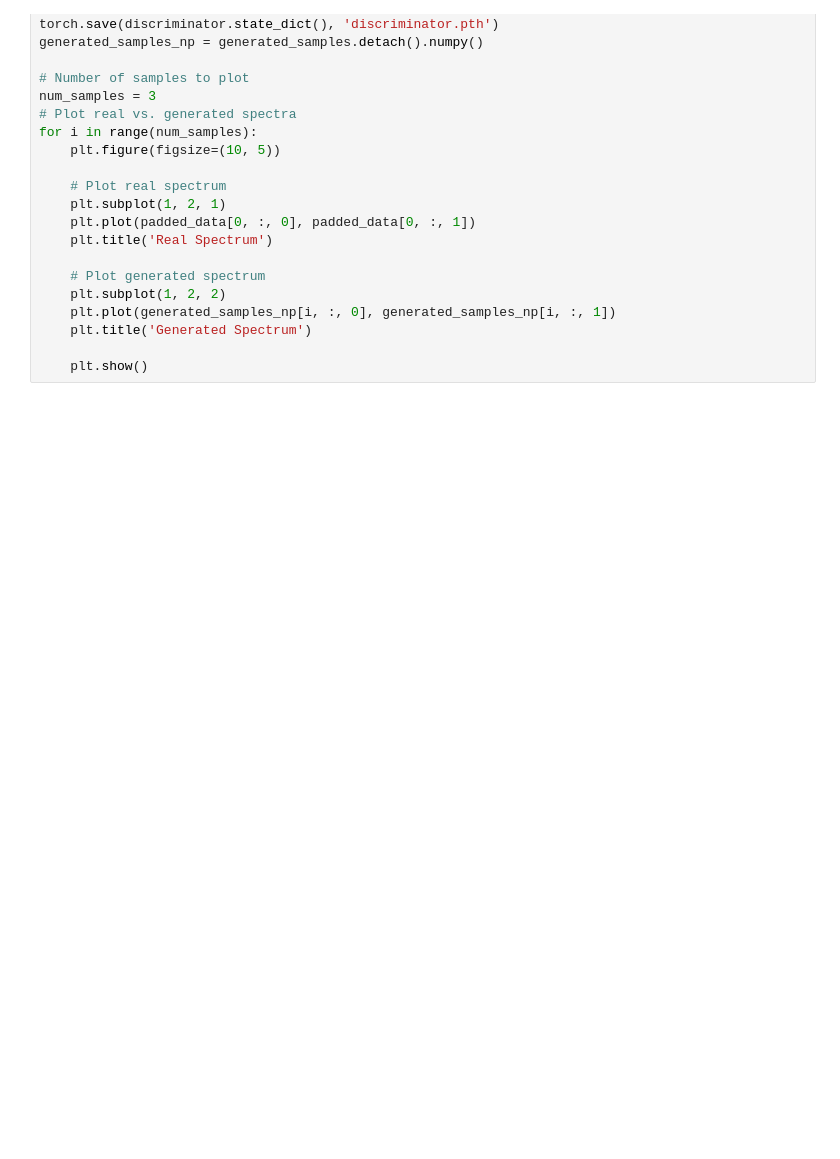
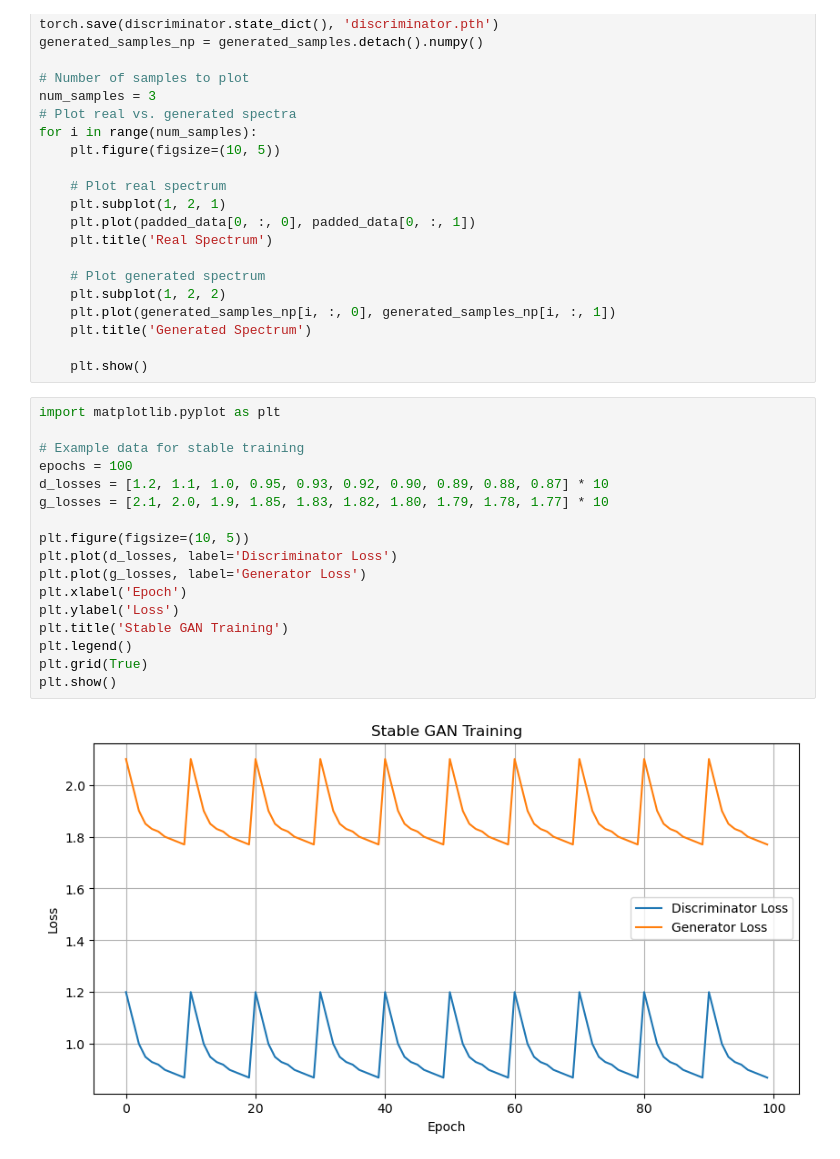
Before and after one commit to MarshallWylder/Kew, a Jupyter notebook: GAN2.ipynb, the cells around one changed output. Cells and saved outputs as stored; diff of their text form; blank space fills up the shorter version.

```diff
--- a/GAN2.ipynb
+++ b/GAN2.ipynb
@@ -378,3 +386,22 @@ for i in range(num_samples):
     plt.title('Generated Spectrum')
 
     plt.show()
+# %%
+import matplotlib.pyplot as plt
+
+# Example data for stable training
+epochs = 100
+d_losses = [1.2, 1.1, 1.0, 0.95, 0.93, 0.92, 0.90, 0.89, 0.88, 0.87] * 10
+g_losses = [2.1, 2.0, 1.9, 1.85, 1.83, 1.82, 1.80, 1.79, 1.78, 1.77] * 10
+
+plt.figure(figsize=(10, 5))
+plt.plot(d_losses, label='Discriminator Loss')
+plt.plot(g_losses, label='Generator Loss')
+plt.xlabel('Epoch')
+plt.ylabel('Loss')
+plt.title('Stable GAN Training')
+plt.legend()
+plt.grid(True)
+plt.show()
+# %% [output]
+[figure, added]
```
Also changed, not shown: parts of 1 cell of this notebook.
